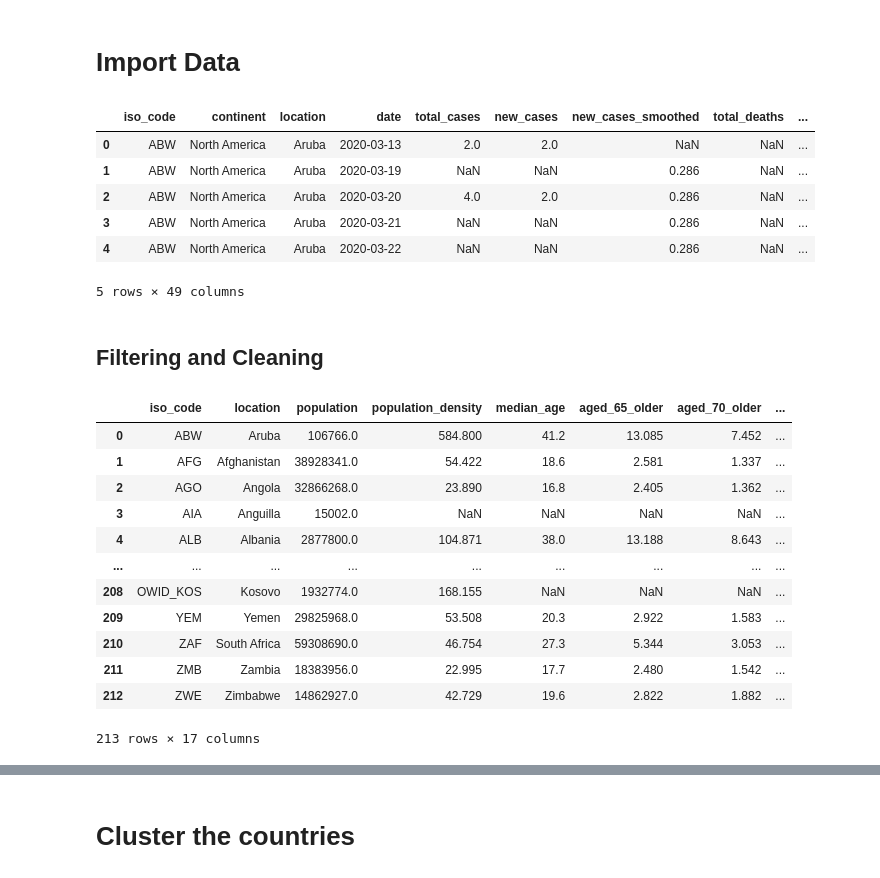
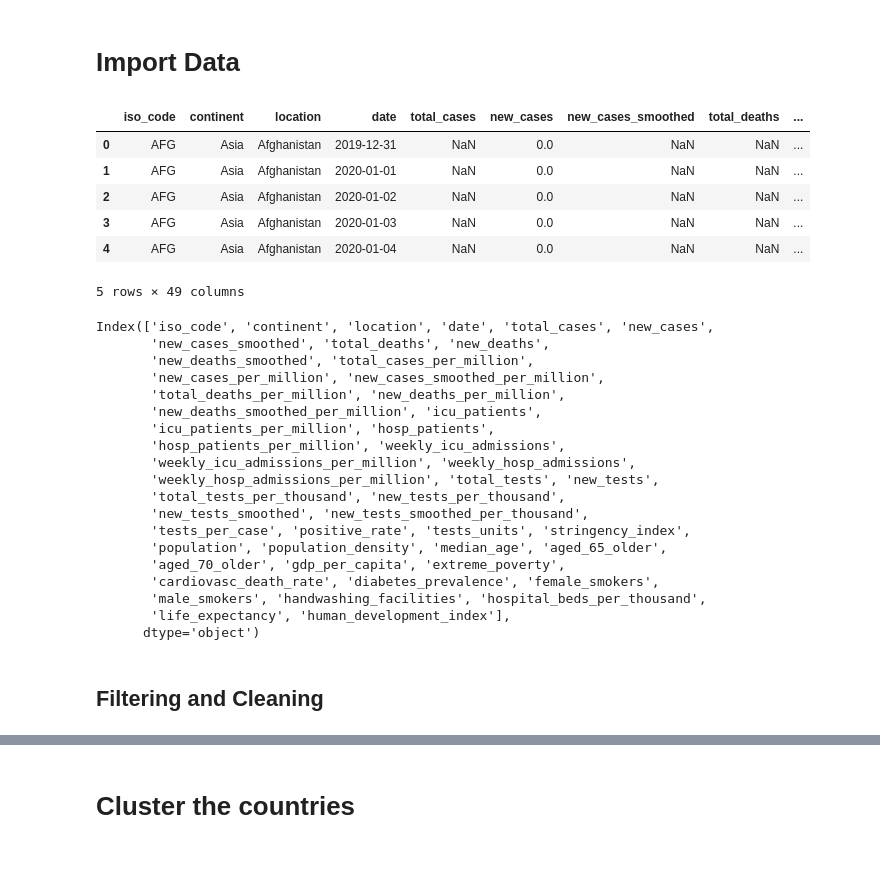
Before and after one commit to Jayanth24/COVID19CountryDiseasePredictor, a Jupyter notebook: covid_clustering.ipynb, the cells around one changed output, grey strips where cells are left out. Cells and saved outputs as stored; diff of their text form; code cells hidden in the pictures.

```diff
--- a/covid_clustering.ipynb
+++ b/covid_clustering.ipynb
@@ -16,18 +19,39 @@ np.set_printoptions(precision=3, suppress=True)
 # %%
 # Read in CSV
 file = "https://covid.ourworldindata.org/data/owid-covid-data.csv"
 
 raw_dataset = pd.read_csv(file, sep=',')
 
 dataset = raw_dataset.copy()
-dataset.head()
+display(dataset.head())
+
+print(dataset.columns)
 # %% [output]
 |  | iso_code | continent | location | date | total_cases | new_cases | new_cases_smoothed | total_deaths | ... |
-| 0 | ABW | North America | Aruba | 2020-03-13 | 2.0 | 2.0 | NaN | NaN | ... |
-| 1 | ABW | North America | Aruba | 2020-03-19 | NaN | NaN | 0.286 | NaN | ... |
-| 2 | ABW | North America | Aruba | 2020-03-20 | 4.0 | 2.0 | 0.286 | NaN | ... |
-| 3 | ABW | North America | Aruba | 2020-03-21 | NaN | NaN | 0.286 | NaN | ... |
-| 4 | ABW | North America | Aruba | 2020-03-22 | NaN | NaN | 0.286 | NaN | ... |
+| 0 | AFG | Asia | Afghanistan | 2019-12-31 | NaN | 0.0 | NaN | NaN | ... |
+| 1 | AFG | Asia | Afghanistan | 2020-01-01 | NaN | 0.0 | NaN | NaN | ... |
+| 2 | AFG | Asia | Afghanistan | 2020-01-02 | NaN | 0.0 | NaN | NaN | ... |
+| 3 | AFG | Asia | Afghanistan | 2020-01-03 | NaN | 0.0 | NaN | NaN | ... |
+| 4 | AFG | Asia | Afghanistan | 2020-01-04 | NaN | 0.0 | NaN | NaN | ... |
 5 rows × 49 columns
+Index(['iso_code', 'continent', 'location', 'date', 'total_cases', 'new_cases',
+       'new_cases_smoothed', 'total_deaths', 'new_deaths',
+       'new_deaths_smoothed', 'total_cases_per_million',
+       'new_cases_per_million', 'new_cases_smoothed_per_million',
+       'total_deaths_per_million', 'new_deaths_per_million',
+       'new_deaths_smoothed_per_million', 'icu_patients',
+       'icu_patients_per_million', 'hosp_patients',
+       'hosp_patients_per_million', 'weekly_icu_admissions',
+       'weekly_icu_admissions_per_million', 'weekly_hosp_admissions',
+       'weekly_hosp_admissions_per_million', 'total_tests', 'new_tests',
+       'total_tests_per_thousand', 'new_tests_per_thousand',
+       'new_tests_smoothed', 'new_tests_smoothed_per_thousand',
+       'tests_per_case', 'positive_rate', 'tests_units', 'stringency_index',
+       'population', 'population_density', 'median_age', 'aged_65_older',
+       'aged_70_older', 'gdp_per_capita', 'extreme_poverty',
+       'cardiovasc_death_rate', 'diabetes_prevalence', 'female_smokers',
+       'male_smokers', 'handwashing_facilities', 'hospital_beds_per_thousand',
+       'life_expectancy', 'human_development_index'],
+      dtype='object')
 # %% [markdown]
 ## Filtering and Cleaning
@@ -45,23 +58 @@ dataset = dataset[relevant_columns]
-# %%
-# Keep only one record for each country
-country_data = dataset.drop_duplicates(subset='location').reset_index(drop=True)
-drop_index = country_data[(country_data['location'] == 'World') | (country_data['location'] == 'International')].index
-
-# Drop the rows for "World" and "International"
-country_data = country_data.drop(drop_index)
-country_data
-# %% [output]
-|  | iso_code | location | population | population_density | median_age | aged_65_older | aged_70_older | ... |
-| 0 | ABW | Aruba | 106766.0 | 584.800 | 41.2 | 13.085 | 7.452 | ... |
-| 1 | AFG | Afghanistan | 38928341.0 | 54.422 | 18.6 | 2.581 | 1.337 | ... |
-| 2 | AGO | Angola | 32866268.0 | 23.890 | 16.8 | 2.405 | 1.362 | ... |
-| 3 | AIA | Anguilla | 15002.0 | NaN | NaN | NaN | NaN | ... |
-| 4 | ALB | Albania | 2877800.0 | 104.871 | 38.0 | 13.188 | 8.643 | ... |
-| ... | ... | ... | ... | ... | ... | ... | ... | ... |
-| 208 | OWID_KOS | Kosovo | 1932774.0 | 168.155 | NaN | NaN | NaN | ... |
-| 209 | YEM | Yemen | 29825968.0 | 53.508 | 20.3 | 2.922 | 1.583 | ... |
-| 210 | ZAF | South Africa | 59308690.0 | 46.754 | 27.3 | 5.344 | 3.053 | ... |
-| 211 | ZMB | Zambia | 18383956.0 | 22.995 | 17.7 | 2.480 | 1.542 | ... |
-| 212 | ZWE | Zimbabwe | 14862927.0 | 42.729 | 19.6 | 2.822 | 1.882 | ... |
-213 rows × 17 columns
 # %%
```
Also changed, not shown: parts of 25 cells of this notebook.
